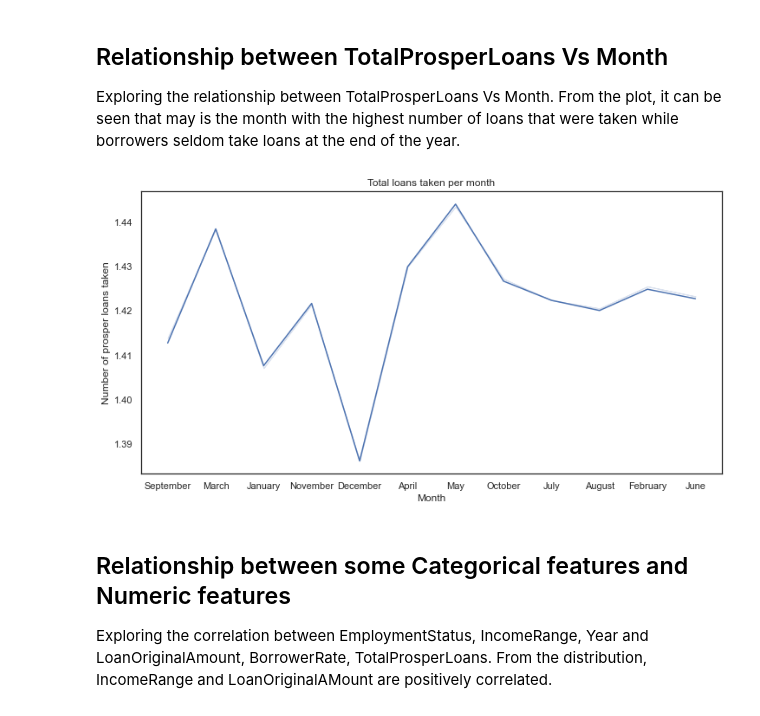
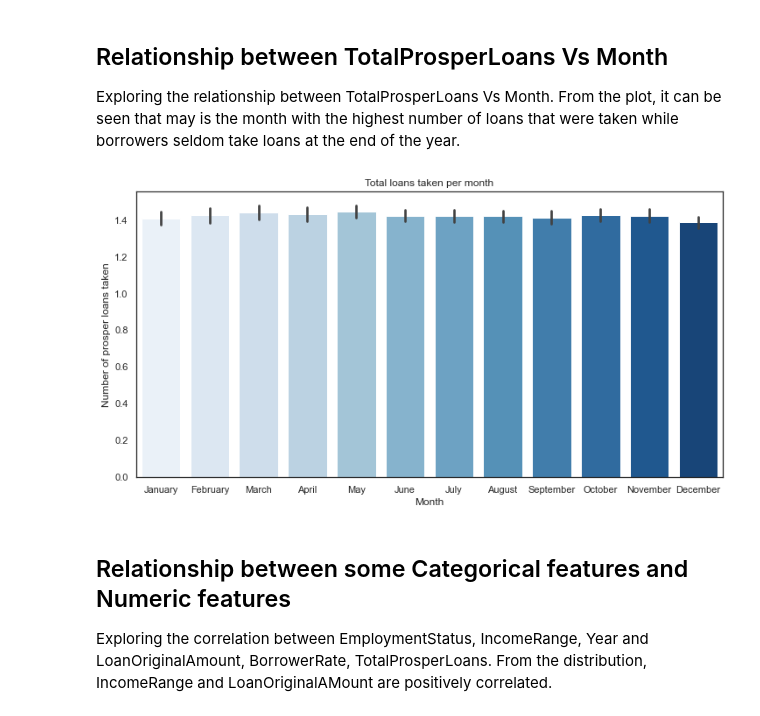
Before and after one commit to Abdulraqib20/Prosper-Loan-Analysis, a Jupyter notebook: Part_II_slide_deck_template.ipynb, the cells around one changed output. Drawn from its saved outputs; the diff is of its cells as text; code cells hidden in the pictures.

```diff
--- a/Part_II_slide_deck_template.ipynb
+++ b/Part_II_slide_deck_template.ipynb
@@ -197,13 +200,14 @@ sns.regplot(data=loans, x='LoanOriginalAmount', y='BorrowerRate', truncate=False
 Exploring the relationship between TotalProsperLoans Vs Month. From the plot, it can be seen that may is the month with the highest number of loans that were taken while borrowers seldom take loans at the end of the year.
 # %%
 # Relationship between TotalProsperLoans Vs Month
+month_order = ['January', 'February', 'March', 'April', 'May', 'June', 'July', 'August', 'September', 'October', 'November', 'December']
 plt.figure(figsize=[12,6])
-sns.lineplot(data=loans, x='Month', y='TotalProsperLoans', palette='Blues', ci=0)
+sns.barplot(data=loans, x='Month', y='TotalProsperLoans', palette='Blues', order=month_order)
 plt.title('Total loans taken per month')
 plt.xlabel('Month')
 plt.ylabel('Number of prosper loans taken');
 # %% [output]
-[figure, old version]
+[figure, new version]
 # %% [markdown]
 ## Relationship between some Categorical features and Numeric features
 Exploring the correlation between EmploymentStatus, IncomeRange, Year and LoanOriginalAmount, BorrowerRate, TotalProsperLoans. From the distribution, IncomeRange and LoanOriginalAMount are positively correlated.
```
Also changed, not shown: parts of 3 cells of this notebook, 4 other files.
